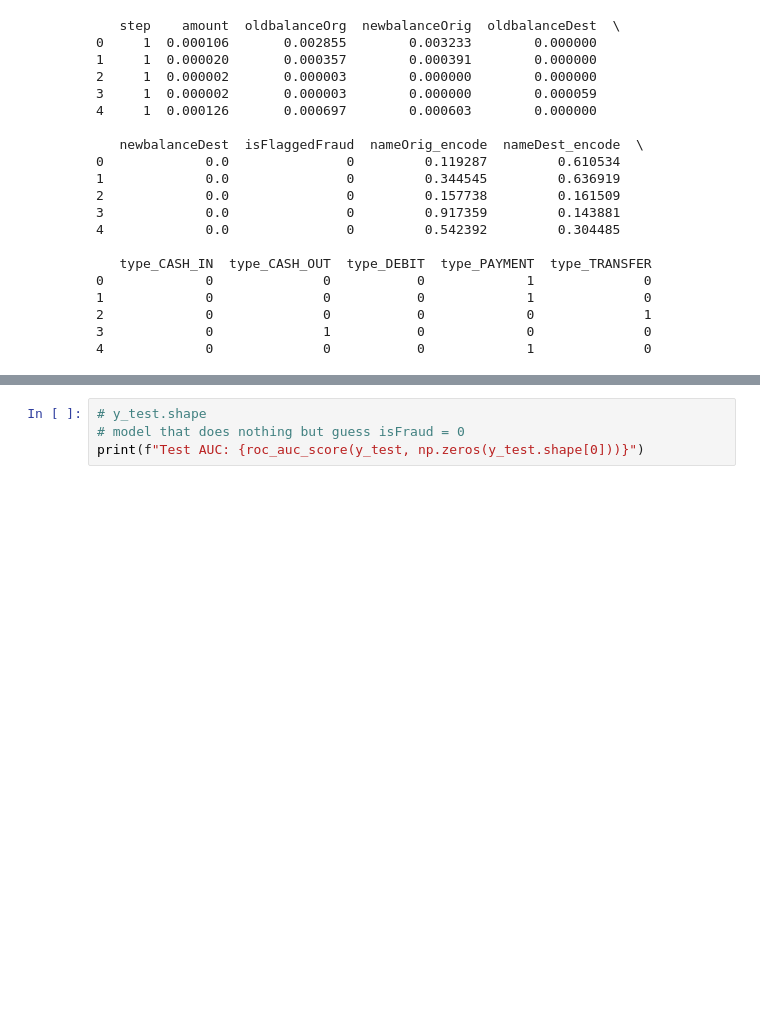
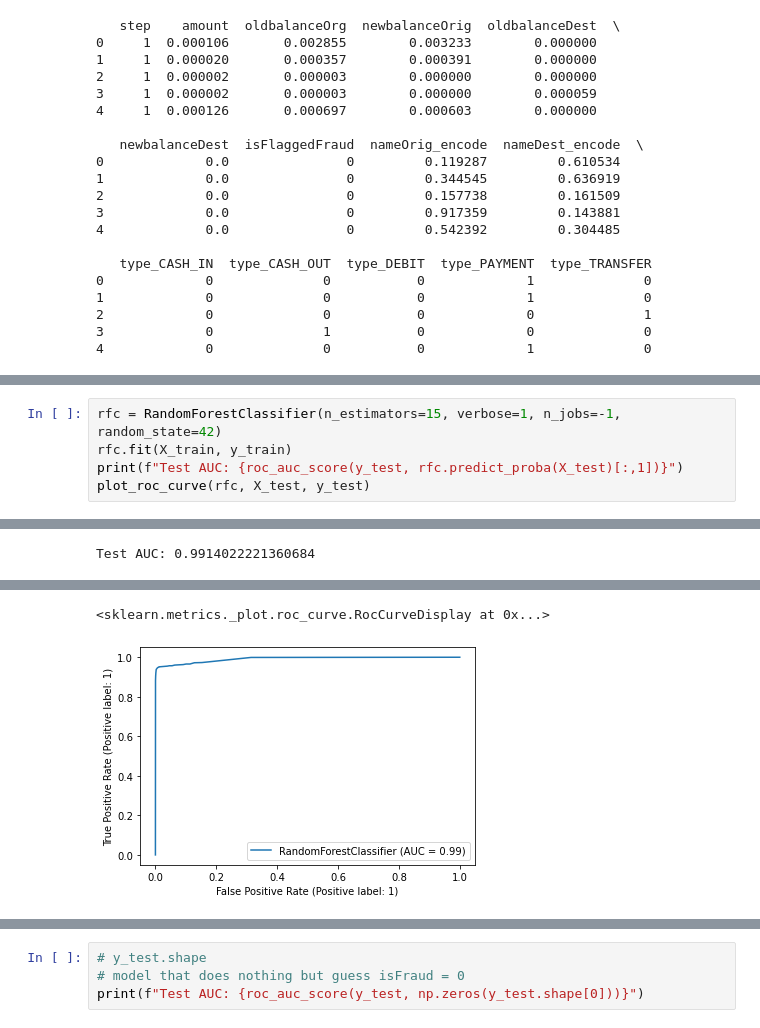
Before and after one commit to jwallace22/DSP-CreditFraudDetection, a Jupyter notebook: Ensemble_Tree_Methods.ipynb, the cells around one changed output, grey strips where cells are left out. Cells and saved outputs as stored; diff of their text form; blank space fills up the shorter version.

```diff
--- a/Ensemble_Tree_Methods.ipynb
+++ b/Ensemble_Tree_Methods.ipynb
@@ -147,0 +168,6 @@ plt.show()
+# %%
+rfc = RandomForestClassifier(n_estimators=15, verbose=1, n_jobs=-1, random_state=42)
+rfc.fit(X_train, y_train)
+print(f"Test AUC: {roc_auc_score(y_test, rfc.predict_proba(X_test)[:,1])}")
+plot_roc_curve(rfc, X_test, y_test)
+# %% [output]
@@ -147,0 +178 @@ plt.show()
+Test AUC: 0.9914022221360684
@@ -147,0 +181,2 @@ plt.show()
+<sklearn.metrics._plot.roc_curve.RocCurveDisplay at 0x...>
+[figure, added]
```
Also changed, not shown: parts of 7 cells of this notebook.
